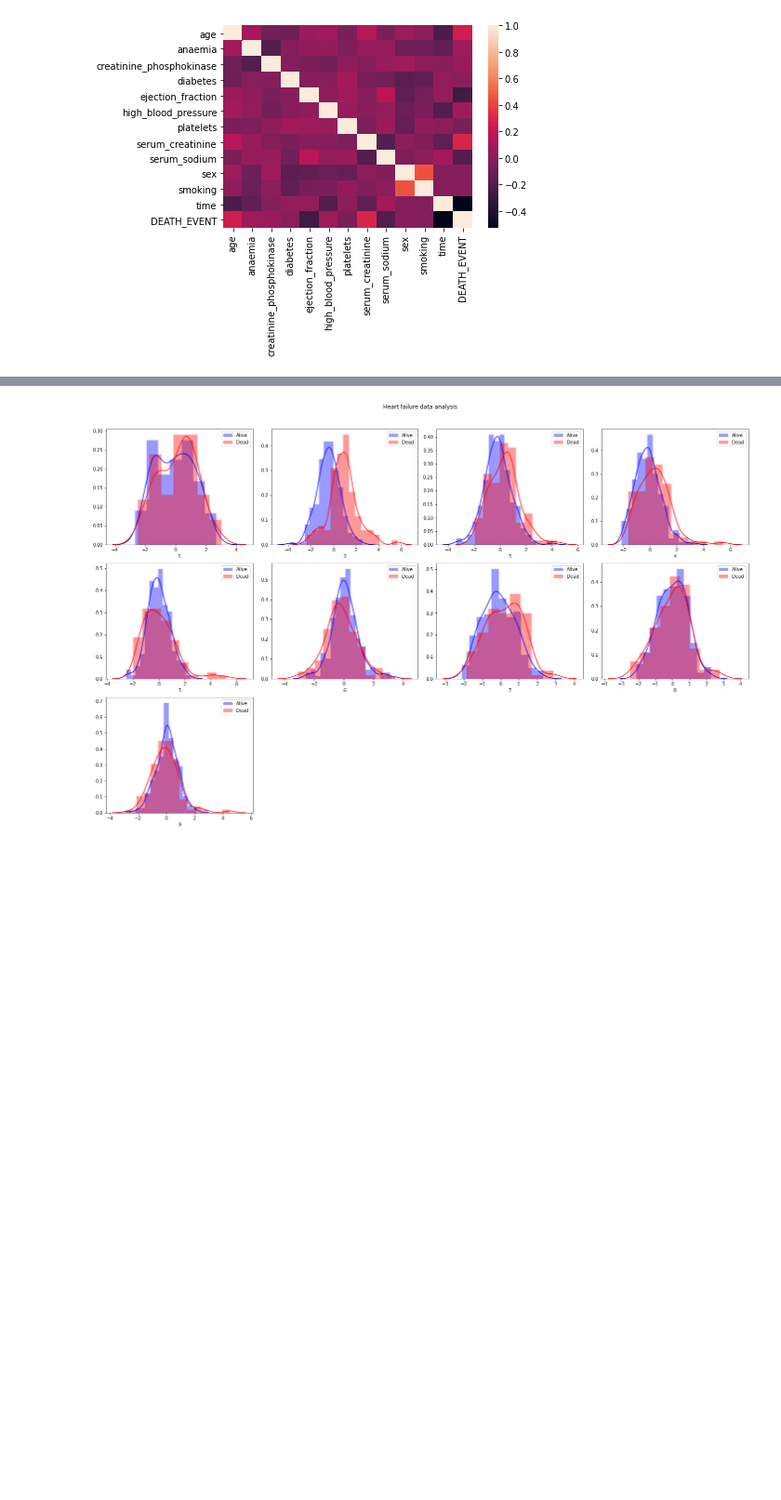
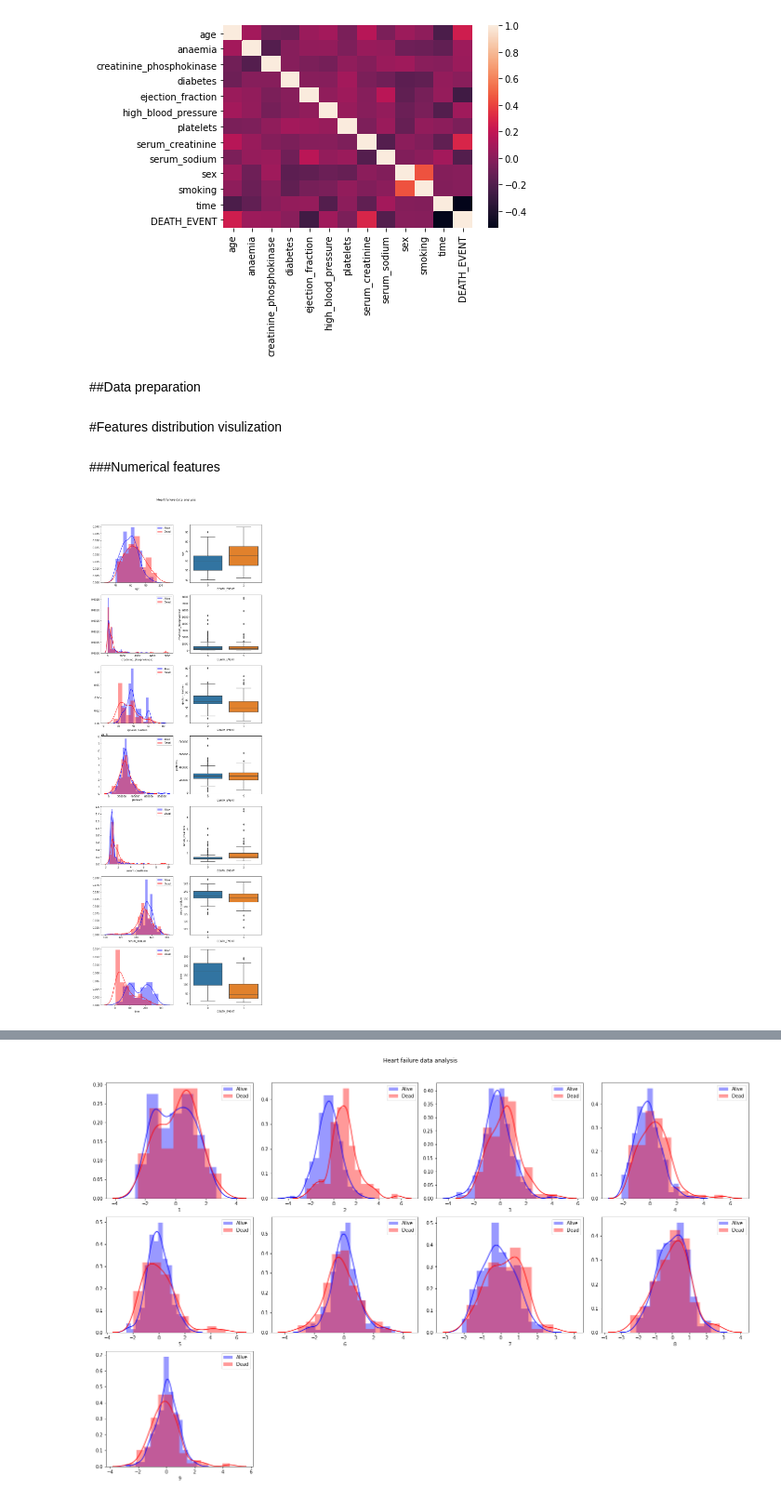
Before and after one commit to ele9996/Heart-failure-clinical-records-analysis, a Jupyter notebook: main.ipynb, the cells around one changed output, grey strips where cells are left out. Shown at 93% size. Cells and saved outputs as stored; diff of their text form; code cells hidden in the pictures; blank space fills up the shorter version.

Commit message:
Categorical and numerical features visualization

```diff
--- a/main.ipynb
+++ b/main.ipynb
@@ -57,3 +61,51 @@ sns.heatmap(corr)
 # %% [output]
 <matplotlib.axes._subplots.AxesSubplot at 0x...>
 [figure]
+# %% [markdown]
+##Data preparation
+# %%
+features = ['age','anaemia','creatinine_phosphokinase','diabetes','ejection_fraction','high_blood_pressure','platelets','serum_creatinine','serum_sodium','sex','smoking','time']
+numerical_features=[features[0],features[2],features[4],features[6],features[7],features[8],features[11]]
+categorical_features=[features[1],features[3],features[5],features[9],features[10]]
+
+#Taking the features and placing in an array
+x = df.loc[:, features].values
+x_numerical=df.loc[:,numerical_features].values
+x_categorical=df.loc[:,categorical_features].values
+
+#Separating the target
+y = df.loc[:,['DEATH_EVENT']].values#
+
+
+
+x_Df = pd.DataFrame(data = x, columns = features)
+x_numerical_Df = pd.DataFrame(data = x_numerical, columns = numerical_features)
+x_categorical_Df = pd.DataFrame(data = x_categorical, columns = categorical_features)
+y_df=pd.DataFrame(data = y, columns = ['DEATH_EVENT'])
+# %% [markdown]
+#Features distribution visulization
+# %% [markdown]
+###Numerical features
+# %%
+#Visualizing the selected features
+
+fig = plt.figure(figsize = (10, 50))
+j = 0
+for i in x_numerical_Df.columns:
+    plt.subplot(12, 2, j+1)
+    j += 1
+
+    sns.distplot(x_numerical_Df[i][df['DEATH_EVENT']==0], color='b', label = 'Alive')
+    sns.distplot(x_numerical_Df[i][df['DEATH_EVENT']==1], color='r', label = 'Dead')
+    plt.legend(loc='best')
+    plt.legend(loc='best')
+    plt.subplot(12, 2, j+1)
+    j += 1
+    sns.boxplot(x='DEATH_EVENT', y=x_numerical_Df[i], data=df)
+
+fig.suptitle('Heart failure data analysis')
+fig.tight_layout()
+fig.subplots_adjust(top=0.95)
+plt.show()
+# %% [output]
+[figure, added]
```
Also changed, not shown: parts of 24 cells of this notebook.
